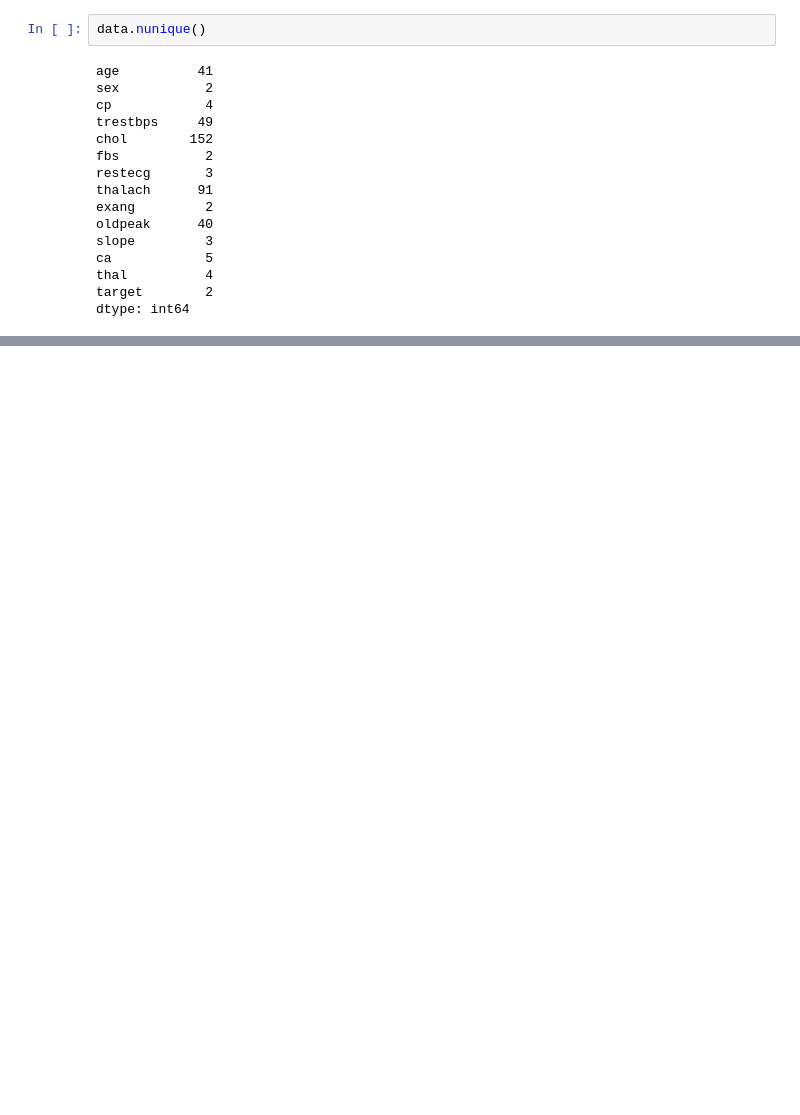
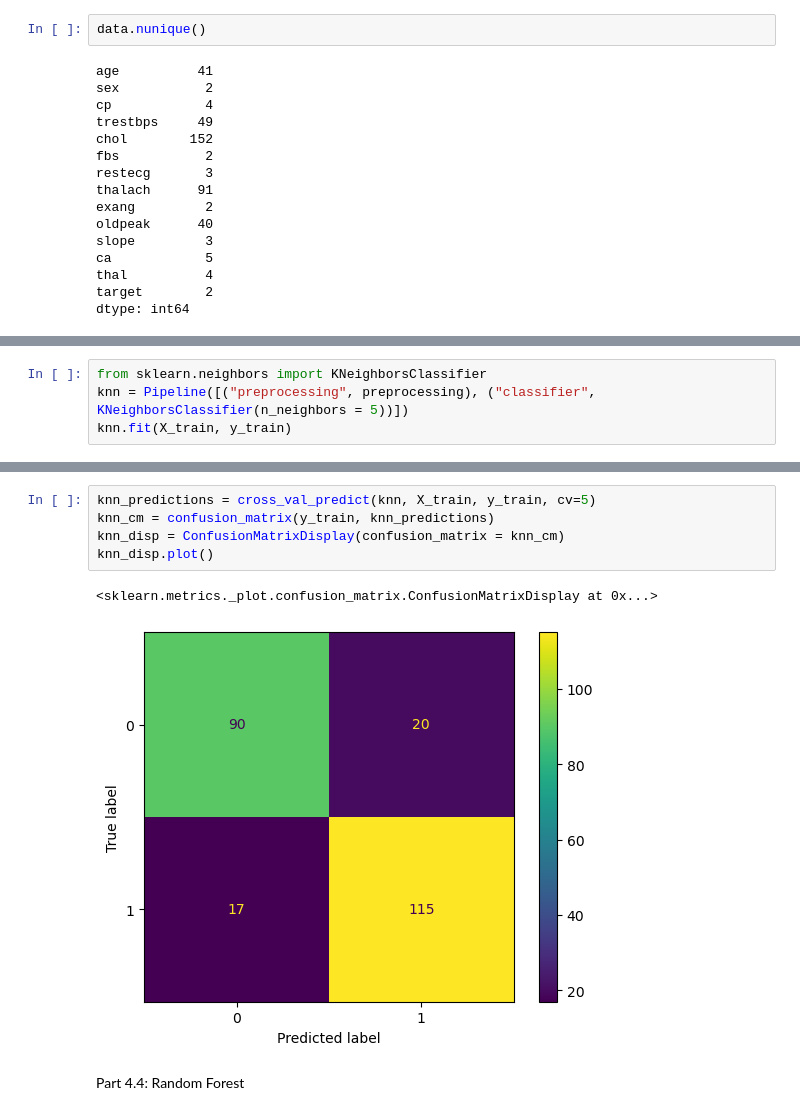
Before and after one commit to applewu265/PythonML_Projects, a Jupyter notebook: Heart_Disease_Prediction/cvd_predictions.ipynb, the cells around one changed output, grey strips where cells are left out. Cells and saved outputs as stored; diff of their text form; blank space fills up the shorter version.

```diff
--- a/Heart_Disease_Prediction/cvd_predictions.ipynb
+++ b/Heart_Disease_Prediction/cvd_predictions.ipynb
@@ -50,0 +183,4 @@ dtype: int64
+# %%
+from sklearn.neighbors import KNeighborsClassifier
+knn = Pipeline([("preprocessing", preprocessing), ("classifier", KNeighborsClassifier(n_neighbors = 5))])
+knn.fit(X_train, y_train)
@@ -50,0 +205,10 @@ dtype: int64
+# %%
+knn_predictions = cross_val_predict(knn, X_train, y_train, cv=5)
+knn_cm = confusion_matrix(y_train, knn_predictions)
+knn_disp = ConfusionMatrixDisplay(confusion_matrix = knn_cm)
+knn_disp.plot()
+# %% [output]
+<sklearn.metrics._plot.confusion_matrix.ConfusionMatrixDisplay at 0x...>
+[figure, added]
+# %% [markdown]
+Part 4.4: Random Forest
```
Also changed, not shown: parts of 22 cells of this notebook.
